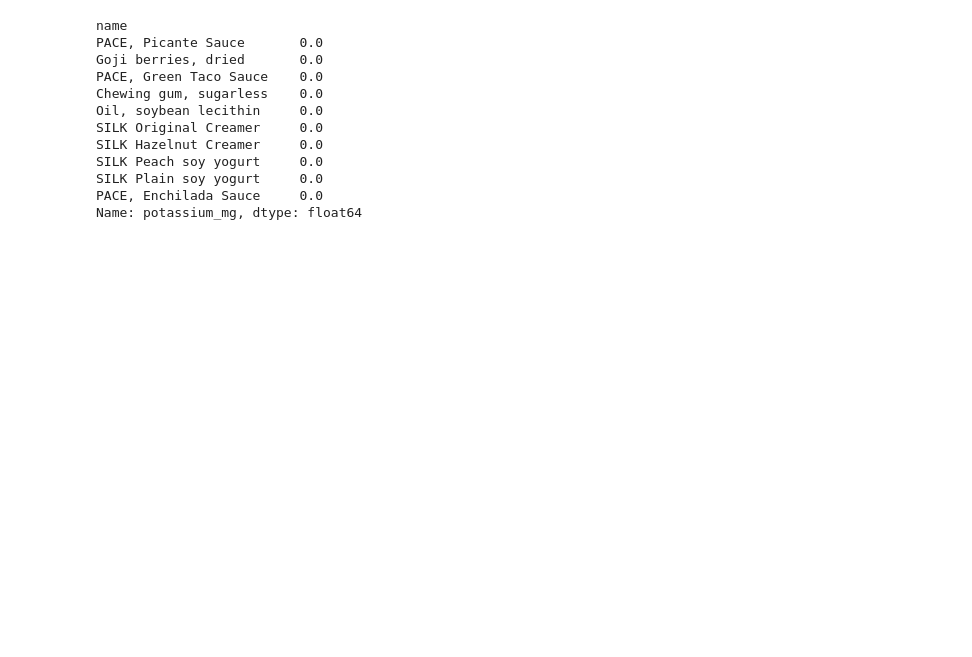
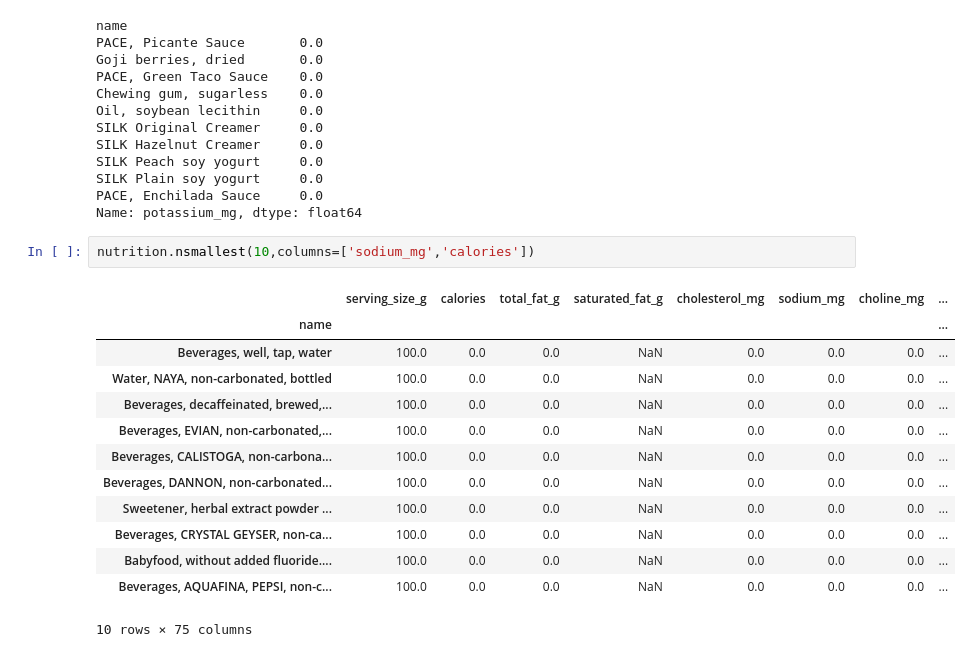
Before and after one commit to Aayush360/data_science, a Jupyter notebook: Data_Analysis/Dataframes.ipynb, the cells around one changed output. Cells and saved outputs as stored; diff of their text form; blank space fills up the shorter version.

Commit message:
working with multiple dataframes

```diff
--- a/Data_Analysis/Dataframes.ipynb
+++ b/Data_Analysis/Dataframes.ipynb
@@ -2196,3 +2196,19 @@ SILK Peach soy yogurt     0.0
 SILK Plain soy yogurt     0.0
 PACE, Enchilada Sauce     0.0
 Name: potassium_mg, dtype: float64
+# %%
+nutrition.nsmallest(10,columns=['sodium_mg','calories'])
+# %% [output]
+|  | serving_size_g | calories | total_fat_g | saturated_fat_g | cholesterol_mg | sodium_mg | choline_mg | ... |
+| name |  |  |  |  |  |  |  | ... |
+| Beverages, well, tap, water | 100.0 | 0.0 | 0.0 | NaN | 0.0 | 0.0 | 0.0 | ... |
+| Water, NAYA, non-carbonated, bottled | 100.0 | 0.0 | 0.0 | NaN | 0.0 | 0.0 | 0.0 | ... |
+| Beverages, decaffeinated, brewed,... | 100.0 | 0.0 | 0.0 | NaN | 0.0 | 0.0 | 0.0 | ... |
+| Beverages, EVIAN, non-carbonated,... | 100.0 | 0.0 | 0.0 | NaN | 0.0 | 0.0 | 0.0 | ... |
+| Beverages, CALISTOGA, non-carbona... | 100.0 | 0.0 | 0.0 | NaN | 0.0 | 0.0 | 0.0 | ... |
+| Beverages, DANNON, non-carbonated... | 100.0 | 0.0 | 0.0 | NaN | 0.0 | 0.0 | 0.0 | ... |
+| Sweetener, herbal extract powder ... | 100.0 | 0.0 | 0.0 | NaN | 0.0 | 0.0 | 0.0 | ... |
+| Beverages, CRYSTAL GEYSER, non-ca... | 100.0 | 0.0 | 0.0 | NaN | 0.0 | 0.0 | 0.0 | ... |
+| Babyfood, without added fluoride.... | 100.0 | 0.0 | 0.0 | NaN | 0.0 | 0.0 | 0.0 | ... |
+| Beverages, AQUAFINA, PEPSI, non-c... | 100.0 | 0.0 | 0.0 | NaN | 0.0 | 0.0 | 0.0 | ... |
+10 rows × 75 columns
```
Also changed, not shown: parts of 2 cells of this notebook, 10 other files.
